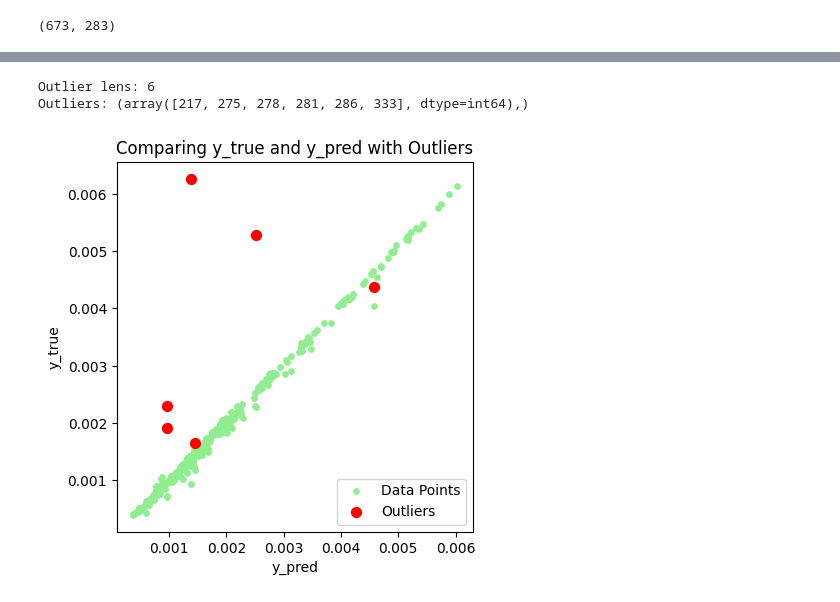
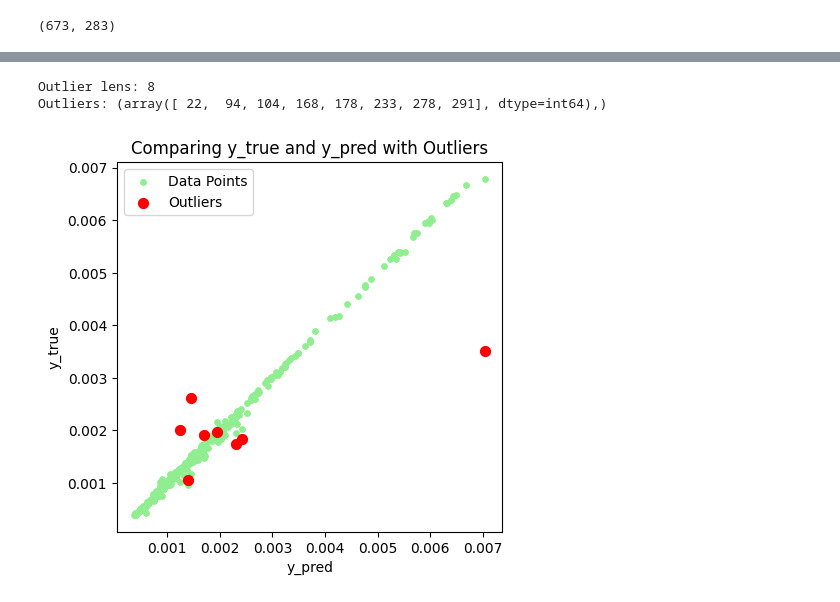
Before and after one commit to mmletgo/NeurIPS_2024, a Jupyter notebook: predict_new.ipynb, the cells around one changed output, grey strips where cells are left out. Cells and saved outputs as stored; diff of their text form; code cells hidden in the pictures.

```diff
--- a/predict_new.ipynb
+++ b/predict_new.ipynb
@@ -161,40 +240,37 @@ plt.show()
 # %%
 import numpy as np
 from scipy import stats
+import matplotlib.pyplot as plt
 
-col = 3
+col = 4
 # 假设 predict_targets 和 targets 是 numpy 数组
 errors = np.abs(all_predictions[:, col] - targets[mask, col])
 z_scores = np.abs(stats.zscore(errors))
 
 # 设置 Z-score 阈值，通常为 3
 threshold = 3
 outliers = np.where(z_scores > threshold)
 
 # 打印异常值索引
 print("Outlier lens:", len(outliers[0]))
 print("Outliers:", outliers)
+plt.scatter(all_predictions[:, col],
+            targets[mask, col],
+            s=15,
+            c='lightgreen',
+            label='Data Points')
+plt.scatter(all_predictions[outliers[0], col],
+            targets[outliers[0], col],
+            s=50,
+            c='red',
+            label='Outliers')
+plt.gca().set_aspect('equal')
+plt.xlabel('y_pred')
+plt.ylabel('y_true')
+plt.title('Comparing y_true and y_pred with Outliers')
+plt.legend()
+plt.show()
 # %% [output]
-Outlier lens: 6
-Outliers: (array([217, 275, 278, 281, 286, 333], dtype=int64),)
+Outlier lens: 8
+Outliers: (array([ 22,  94, 104, 168, 178, 233, 278, 291], dtype=int64),)
+[figure, added]
-# %%
-import matplotlib.pyplot as plt
-
-plt.scatter(all_predictions[:, col],
-            targets[mask, col],
-            s=15,
-            c='lightgreen',
-            label='Data Points')
-plt.scatter(all_predictions[outliers[0], col],
-            targets[outliers[0], col],
-            s=50,
-            c='red',
-            label='Outliers')
-plt.gca().set_aspect('equal')
-plt.xlabel('y_pred')
-plt.ylabel('y_true')
-plt.title('Comparing y_true and y_pred with Outliers')
-plt.legend()
-plt.show()
-# %% [output]
-[figure, removed]
```
Also changed, not shown: parts of 18 cells of this notebook, 2 other files.
